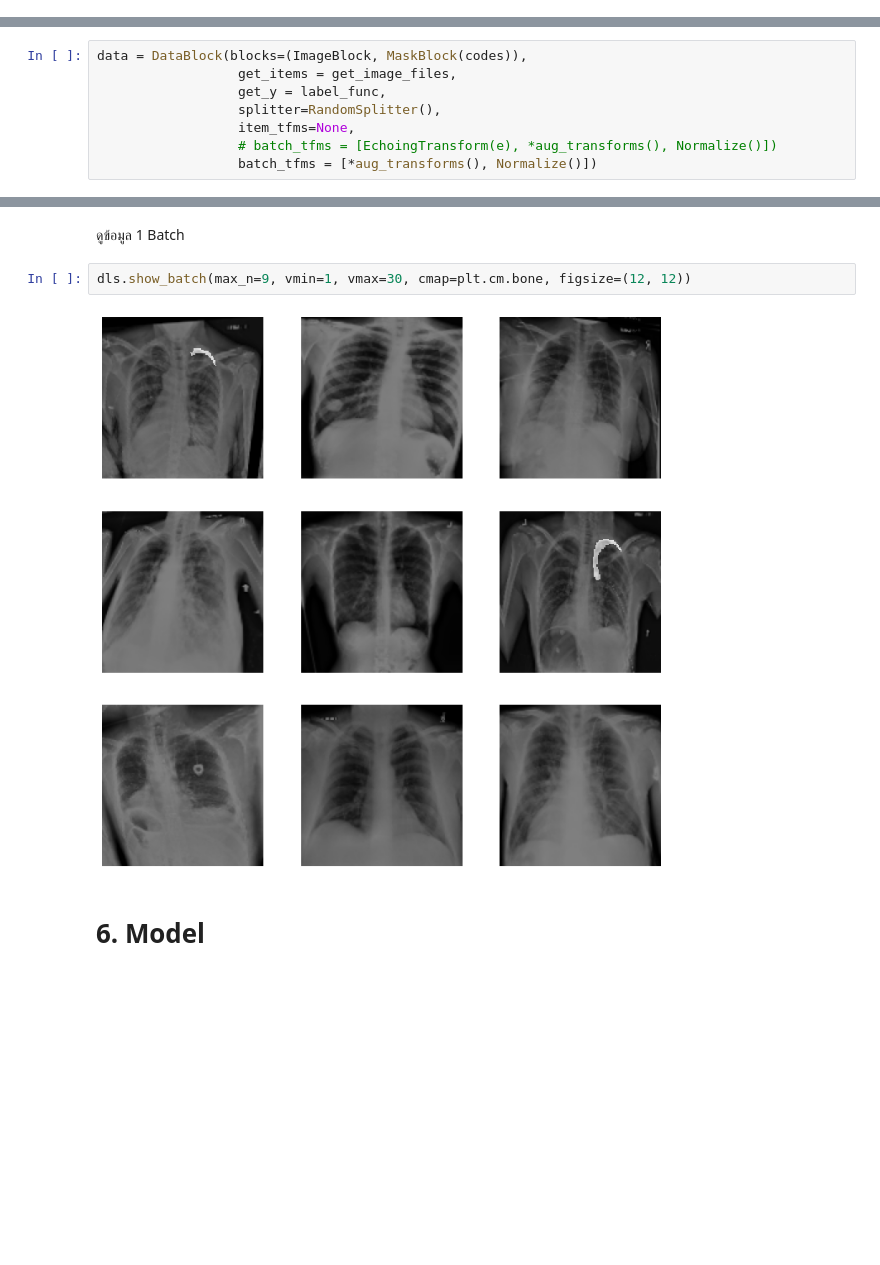
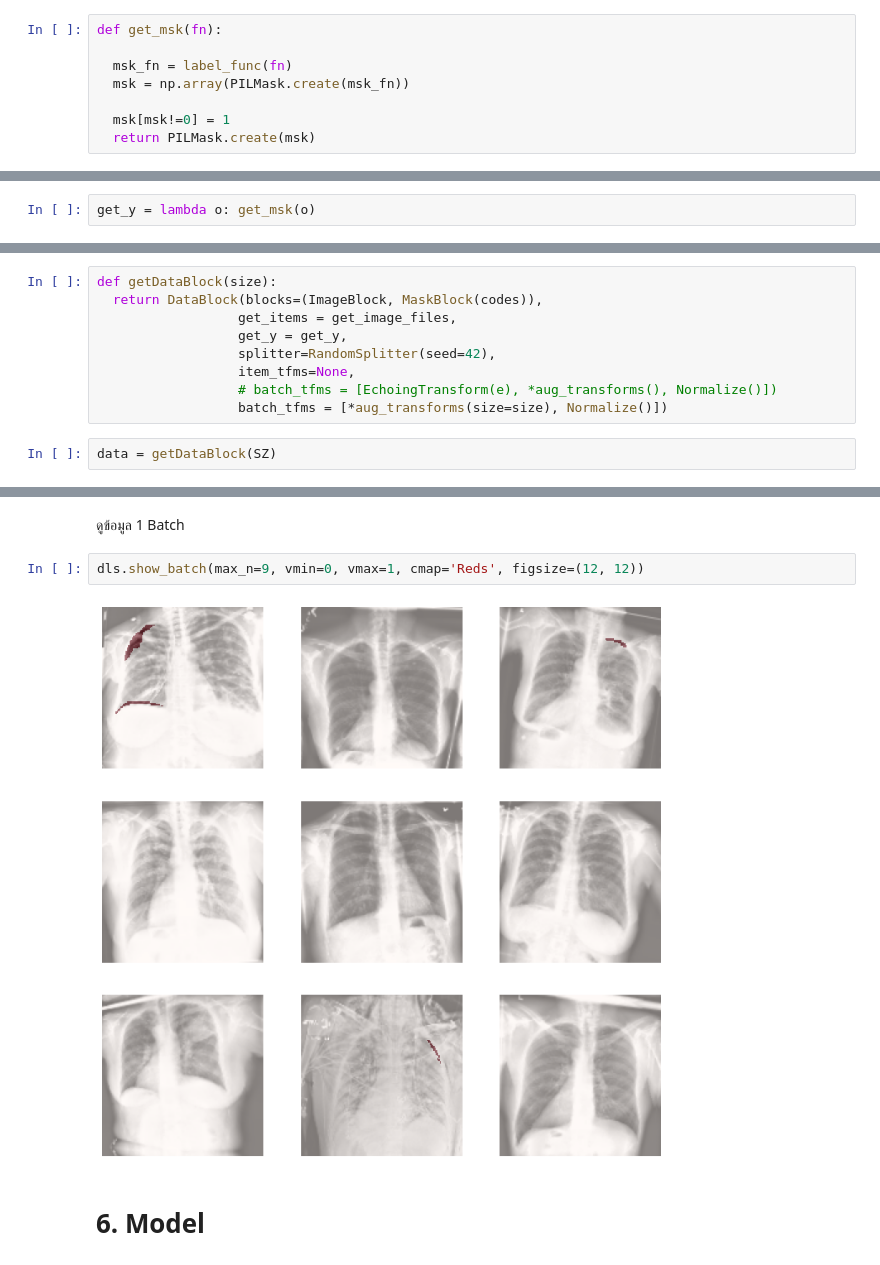
Before and after one commit to mrkcmd/bualabs, a Jupyter notebook: nbs/03c_image_segmentation_siim_acr_pneumothorax_fastai2.ipynb, the cells around one changed output, grey strips where cells are left out. Drawn from its saved outputs; the diff is of its cells as text; blank space fills up the shorter version.

Commit message:
Fixed mask codes problem.

```diff
--- a/nbs/03c_image_segmentation_siim_acr_pneumothorax_fastai2.ipynb
+++ b/nbs/03c_image_segmentation_siim_acr_pneumothorax_fastai2.ipynb
@@ -341,0 +361,8 @@ class EchoingTransform(ItemTransform):
+# %%
+def get_msk(fn):
+
+  msk_fn = label_func(fn)
+  msk = np.array(PILMask.create(msk_fn))
+
+  msk[msk!=0] = 1
+  return PILMask.create(msk)
@@ -342,2 +376,4 @@ class EchoingTransform(ItemTransform):
+# %%
+get_y = lambda o: get_msk(o)
 # %% [markdown]
 ใช้ [DataBlock API](https://www.bualabs.com/archives/2693/data-block-api-data-pipeline-machine-learning-supervised-learning-preprocessing-ep-5/) สร้าง [DataBunch](https://www.bualabs.com/archives/2318/databunch-learner-refactor-neural-network-training-loop-neural-network-ep-9/) เตรียมส่งให้ Model สำหรับเทรน โดย [Train/Validation Split](https://www.bualabs.com/archives/532/what-is-training-set-why-train-test-split-training-set-validation-set-test-set/) 80/20, แต่ละ Pixel เป็น Binary Classification 0/1 , ทำ [Data Augmentation](https://www.bualabs.com/archives/1170/what-is-data-augmentation-benefits-data-augmentaion-deep-learning-training-model-deep-neural-network-regularization-ep-1/) ทุกอย่างยกเว้น Flip Vertical แล้ว [Normalize](https://www.bualabs.com/archives/2100/what-is-normalization-feature-scaling-rescaling-normalization-standardization-feedforward-train-machine-learning-preprocessing-ep-2/) ด้วย imagenet_stats
@@ -346,10 +380,13 @@ def label_func(fn): return str(fn).replace('train', 'masks')
 # %%
 codes = np.array(["Normal", "Pneumothorax"])
 # %%
-data = DataBlock(blocks=(ImageBlock, MaskBlock(codes)),
+def getDataBlock(size):
+  return DataBlock(blocks=(ImageBlock, MaskBlock(codes)),
                   get_items = get_image_files,
-                  get_y = label_func,
-                  splitter=RandomSplitter(),
+                  get_y = get_y,
+                  splitter=RandomSplitter(seed=42),
                   item_tfms=None,
                   # batch_tfms = [EchoingTransform(e), *aug_transforms(), Normalize()])
-                  batch_tfms = [*aug_transforms(), Normalize()])
+                  batch_tfms = [*aug_transforms(size=size), Normalize()])
+# %%
+data = getDataBlock(SZ)
@@ -364,9 +404,9 @@ len(dls.train_ds), len(dls.valid_ds)
 # %% [markdown]
 ดูข้อมูล 1 Batch
 # %%
-dls.show_batch(max_n=9, vmin=1, vmax=30, cmap=plt.cm.bone, figsize=(12, 12))
+dls.show_batch(max_n=9, vmin=0, vmax=1, cmap='Reds', figsize=(12, 12))
 # %% [output]
-[figure, old version]
+[figure, new version]
 # %% [markdown]
 # 6. Model
 # %% [markdown]
```
Also changed, not shown: parts of 84 cells of this notebook.
